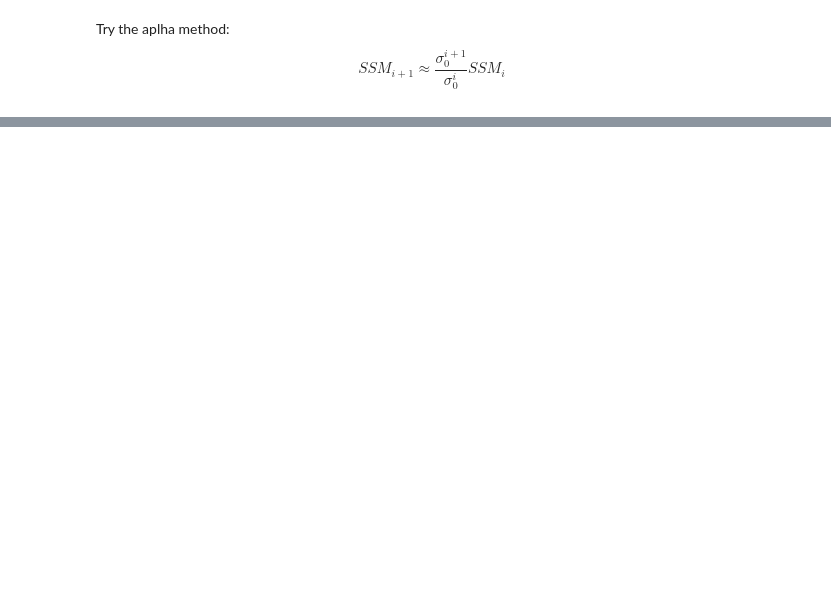
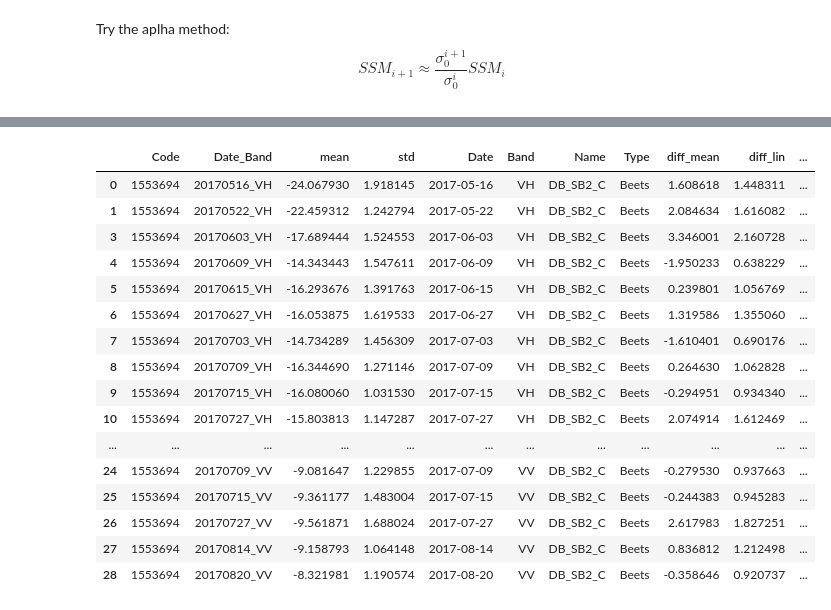
Before and after one commit to cFr4nk/Tesi_SAR_Analysis, a Jupyter notebook: Moisture.ipynb, the cells around one changed output, grey strips where cells are left out. Saved outputs shown, nothing was run; the diff lists cells and outputs as text; code cells hidden in the pictures; blank space fills up the shorter version.

```diff
--- a/Moisture.ipynb
+++ b/Moisture.ipynb
@@ -85,0 +105,43 @@ display(sigma_TM.iloc[0:50])
+# %%
+def run_recursion_numpy(ssm_arr, ratio_arr, win=4):
+
+    ssm_ret = ssm_arr.copy().astype(float)
+
+    for b in range(0, len(ssm_ret), win):
+        for passo in range(1, win):
+
+            i = b + passo
+            if i >= len(ssm_ret):
+                break
+            if not np.isnan(ssm_ret[i-1]) and not np.isnan(ratio_arr[i]):
+                ssm_ret[i] = ratio_arr[i] * ssm_ret[i-1]
+            else:
+                continue
+
+    return ssm_ret
+
+
+sigma_TM['SSM_retrieved'] = sigma_TM.groupby(['Code', 'Band'], group_keys=False).apply(
+    lambda g: pd.Series(run_recursion_numpy(g['Moist_situ'].values, g['diff_lin'].values), index=g.index)
+)
+# %%
+sigma_TM = sigma_TM.dropna()
+display(sigma_TM.iloc[0:25])
+# %% [output]
+|  | Code | Date_Band | mean | std | Date | Band | Name | Type | diff_mean | diff_lin | ... |
+| 0 | 1553694 | 20170516_VH | -24.067930 | 1.918145 | 2017-05-16 | VH | DB_SB2_C | Beets | 1.608618 | 1.448311 | ... |
+| 1 | 1553694 | 20170522_VH | -22.459312 | 1.242794 | 2017-05-22 | VH | DB_SB2_C | Beets | 2.084634 | 1.616082 | ... |
+| 3 | 1553694 | 20170603_VH | -17.689444 | 1.524553 | 2017-06-03 | VH | DB_SB2_C | Beets | 3.346001 | 2.160728 | ... |
+| 4 | 1553694 | 20170609_VH | -14.343443 | 1.547611 | 2017-06-09 | VH | DB_SB2_C | Beets | -1.950233 | 0.638229 | ... |
+| 5 | 1553694 | 20170615_VH | -16.293676 | 1.391763 | 2017-06-15 | VH | DB_SB2_C | Beets | 0.239801 | 1.056769 | ... |
+| 6 | 1553694 | 20170627_VH | -16.053875 | 1.619533 | 2017-06-27 | VH | DB_SB2_C | Beets | 1.319586 | 1.355060 | ... |
+| 7 | 1553694 | 20170703_VH | -14.734289 | 1.456309 | 2017-07-03 | VH | DB_SB2_C | Beets | -1.610401 | 0.690176 | ... |
+| 8 | 1553694 | 20170709_VH | -16.344690 | 1.271146 | 2017-07-09 | VH | DB_SB2_C | Beets | 0.264630 | 1.062828 | ... |
+| 9 | 1553694 | 20170715_VH | -16.080060 | 1.031530 | 2017-07-15 | VH | DB_SB2_C | Beets | -0.294951 | 0.934340 | ... |
+| 10 | 1553694 | 20170727_VH | -15.803813 | 1.147287 | 2017-07-27 | VH | DB_SB2_C | Beets | 2.074914 | 1.612469 | ... |
+| ... | ... | ... | ... | ... | ... | ... | ... | ... | ... | ... | ... |
+| 24 | 1553694 | 20170709_VV | -9.081647 | 1.229855 | 2017-07-09 | VV | DB_SB2_C | Beets | -0.279530 | 0.937663 | ... |
+| 25 | 1553694 | 20170715_VV | -9.361177 | 1.483004 | 2017-07-15 | VV | DB_SB2_C | Beets | -0.244383 | 0.945283 | ... |
+| 26 | 1553694 | 20170727_VV | -9.561871 | 1.688024 | 2017-07-27 | VV | DB_SB2_C | Beets | 2.617983 | 1.827251 | ... |
+| 27 | 1553694 | 20170814_VV | -9.158793 | 1.064148 | 2017-08-14 | VV | DB_SB2_C | Beets | 0.836812 | 1.212498 | ... |
+| 28 | 1553694 | 20170820_VV | -8.321981 | 1.190574 | 2017-08-20 | VV | DB_SB2_C | Beets | -0.358646 | 0.920737 | ... |
```
Also changed, not shown: parts of 7 cells of this notebook, 1 other file.
